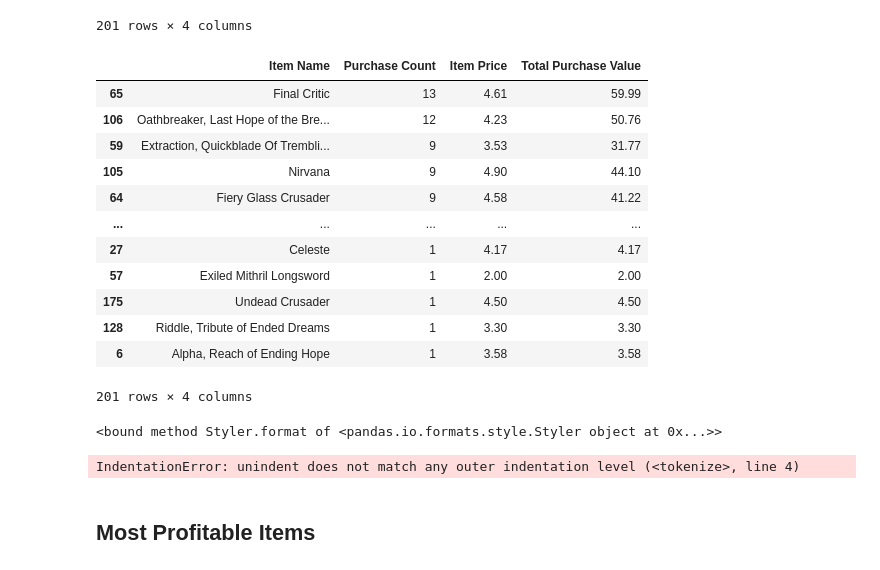
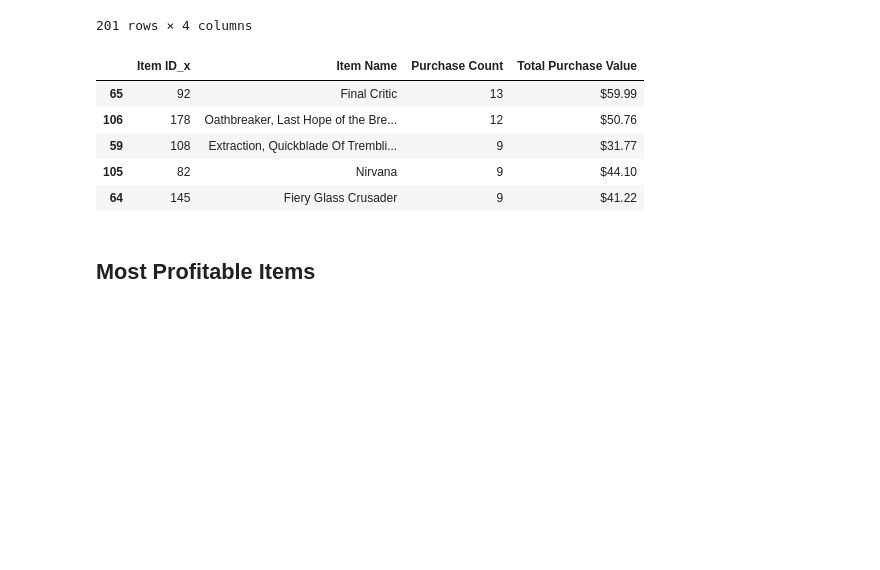
Before and after one commit to emersonmolett/Pandas-challenge, a Jupyter notebook: 04-Pandas/Instructions/HeroesOfPymoli/HeroesOfPymoli_starter.ipynb, the cells around one changed output. Saved outputs shown, nothing was run; the diff lists cells and outputs as text; code cells hidden in the pictures; blank space fills up the shorter version.

Commit message:
updated most profitable items, also added $ formatting earlier in code

```diff
--- a/04-Pandas/Instructions/HeroesOfPymoli/HeroesOfPymoli_starter.ipynb
+++ b/04-Pandas/Instructions/HeroesOfPymoli/HeroesOfPymoli_starter.ipynb
@@ -919,38 +919,16 @@ updated_col_names
 | 200 | 114 | Yearning Mageblade | 5 | 19.10 |
 201 rows × 4 columns
 # %%
-#working on updating cols
-total_popular_item = updated_col_names.sort_values("Purchase Count",ascending=False)
-total_popular_item
+# most popular items
+total_popular_item = updated_col_names.sort_values("Purchase Count",ascending=False).head(5)
+total_popular_item.style.format({"Total Purchase Value": "${:.2f}"})
 # %% [output]
-|  | Item Name | Purchase Count | Item Price | Total Purchase Value |
-| 65 | Final Critic | 13 | 4.61 | 59.99 |
-| 106 | Oathbreaker, Last Hope of the Bre... | 12 | 4.23 | 50.76 |
-| 59 | Extraction, Quickblade Of Trembli... | 9 | 3.53 | 31.77 |
-| 105 | Nirvana | 9 | 4.90 | 44.10 |
-| 64 | Fiery Glass Crusader | 9 | 4.58 | 41.22 |
-| ... | ... | ... | ... | ... |
-| 27 | Celeste | 1 | 4.17 | 4.17 |
-| 57 | Exiled Mithril Longsword | 1 | 2.00 | 2.00 |
-| 175 | Undead Crusader | 1 | 4.50 | 4.50 |
-| 128 | Riddle, Tribute of Ended Dreams | 1 | 3.30 | 3.30 |
-| 6 | Alpha, Reach of Ending Hope | 1 | 3.58 | 3.58 |
+|  | Item ID_x | Item Name | Purchase Count | Total Purchase Value |
+| 65 | 92 | Final Critic | 13 | $59.99 |
+| 106 | 178 | Oathbreaker, Last Hope of the Bre... | 12 | $50.76 |
+| 59 | 108 | Extraction, Quickblade Of Trembli... | 9 | $31.77 |
+| 105 | 82 | Nirvana | 9 | $44.10 |
+| 64 | 145 | Fiery Glass Crusader | 9 | $41.22 |
-201 rows × 4 columns
-# %%
-total_popular_item.style.format({"Item Price": "S(:.2f)", "Total Purchase Value": "S(:.2f)"})
-total_popular_item.style.format
-# %% [output]
-<bound method Styler.format of <pandas.io.formats.style.Styler object at 0x...>>
-# %%
-# total_popular_item_df = pd.DataFrame({"Item ID": [item_id],
-                                       "Item Name": [item_name],
-                                        "Purchase Count": [item_id_counts],
-                                      "Item Price": [item_price],
-                                      "Total Purchase Value": [item_id_sum]})
-
-# total_populart_item_df
-# %% [output]
-IndentationError: unindent does not match any outer indentation level (<tokenize>, line 4)
 # %% [markdown]
 ## Most Profitable Items
 # %% [markdown]
```
Also changed, not shown: parts of 4 cells of this notebook.
